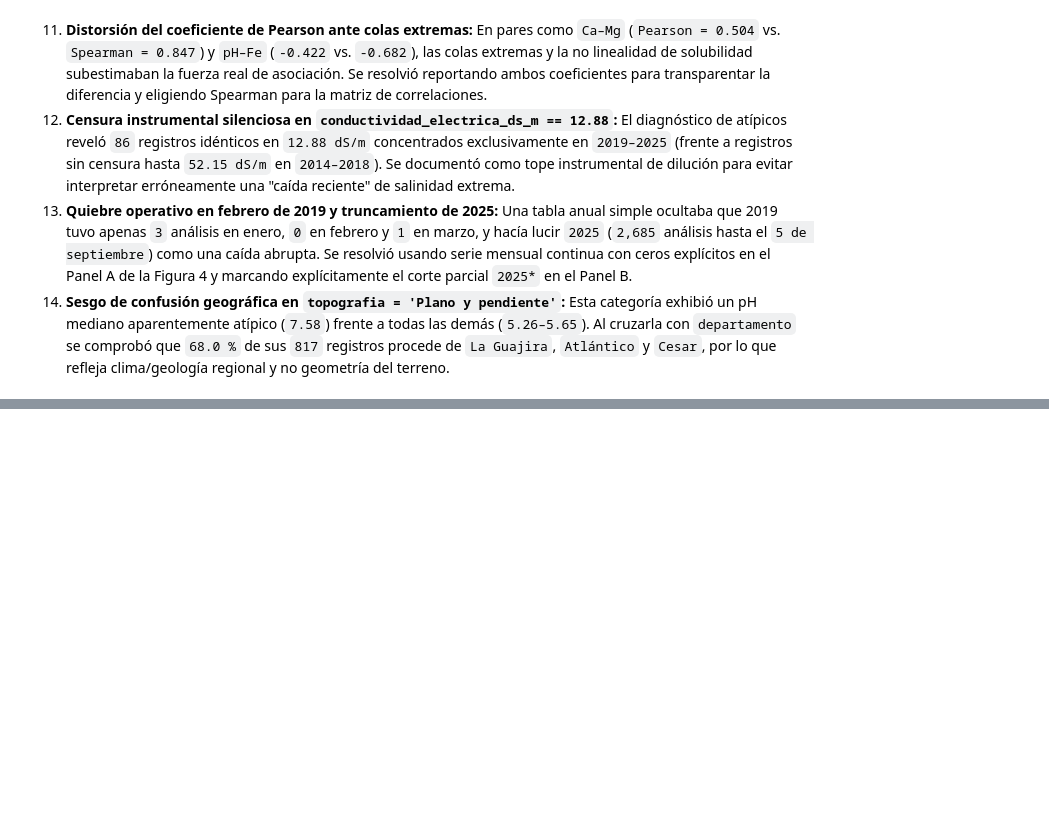
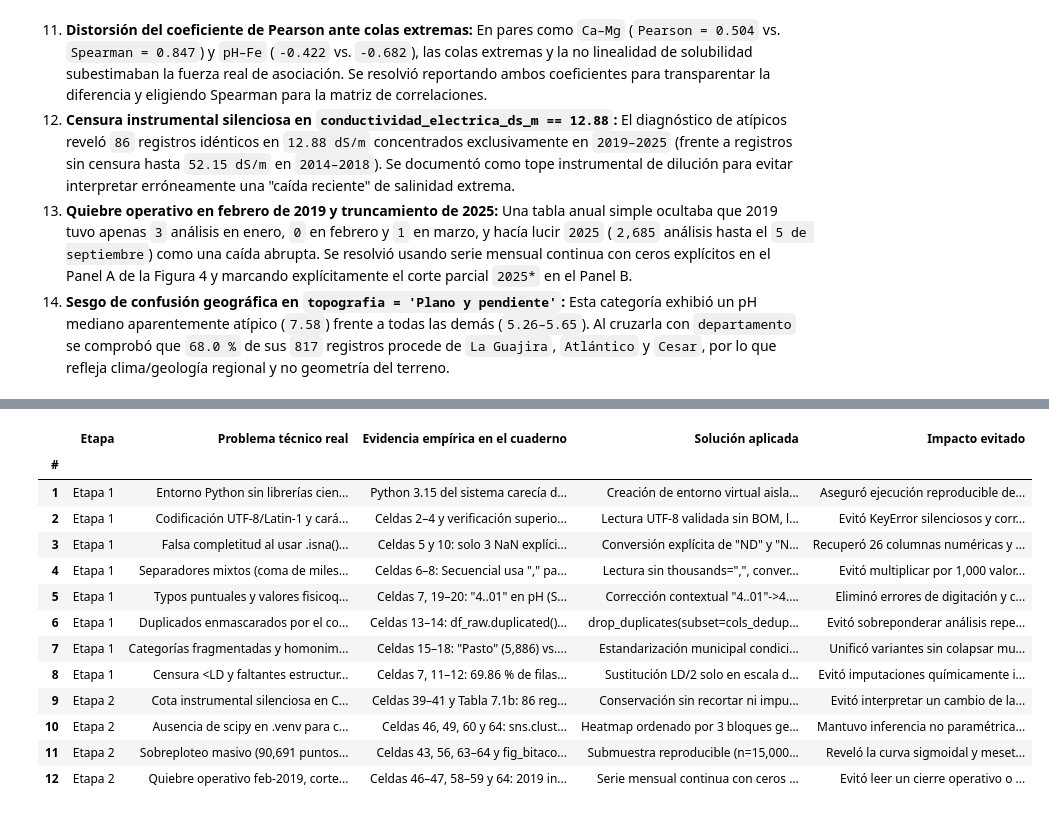
Before and after one commit to diperezmo/Parcial.-An-lisis-exploratorio-de-datos-con-Python, a Jupyter notebook: eda_suelos_agrosavia.ipynb, the cells around one changed output, grey strips where cells are left out. Saved outputs shown, nothing was run; the diff lists cells and outputs as text; code cells hidden in the pictures; blank space fills up the shorter version.

Commit message:
docs(etapa-3): completar preguntas de investigación, limitaciones, bitácora y README.md

```diff
--- a/eda_suelos_agrosavia.ipynb
+++ b/eda_suelos_agrosavia.ipynb
@@ -2295,0 +2619,73 @@ En la gráfica lineal sin transparencia (izquierda), los valores atípicos hasta
+# %%
+# 13. Verificación directa de codificación UTF-8 vs. Latin-1 y Tabla maestra de bitácora (Tabla 13.1)
+
+# Evidencia directa sobre el archivo crudo: riesgo de leer un CSV UTF-8 como Latin-1 (común en Windows) + NBSP \xa0
+with open(RAW_PATH, 'rb') as f_bin:
+    header_bytes = f_bin.readline()
+
+header_utf8 = header_bytes.decode('utf-8').strip().split(',')
+header_latin1 = header_bytes.decode('latin-1').strip().split(',')
+print('Evidencia de codificación en encabezados críticos (UTF-8 real vs. lectura errónea como Latin-1):')
+for idx in (1, 13, 31):
+    print(f'  Col {idx:2d} | UTF-8: {header_utf8[idx]!r}  -->  si se leyera como Latin-1: {header_latin1[idx]!r}')
+print(f'Ocurrencias de byte UTF-8 NBSP (\\xc2\\xa0) en el encabezado crudo: {header_bytes.count(b"\xc2\xa0")}\n')
+
+bitacora_rows = [
+    (1, 'Etapa 1', 'Entorno Python sin librerías científicas',
+     'Python 3.15 del sistema carecía de pandas, matplotlib y seaborn.',
+     'Creación de entorno virtual aislado .venv (Python 3.14.7) con uv y librerías reproducibles.',
+     'Aseguró ejecución reproducible de todo el cuaderno.'),
+    (2, 'Etapa 1', 'Codificación UTF-8/Latin-1 y carácter oculto \\xa0 en encabezado',
+     'Celdas 2–4 y verificación superior: encabezado "Zinc disponible doble \\xa0acido" con U+00A0; en Latin-1 genera mojibake ("AnÃ¡lisis", "FÃ³sforo", "Â\\xa0").',
+     'Lectura UTF-8 validada sin BOM, limpieza Unicode re.sub(r"\\s+", " ", c).strip() y mapeo a snake_case con unidades.',
+     'Evitó KeyError silenciosos y corrupción de tildes en departamentos/municipios.'),
+    (3, 'Etapa 1', 'Falsa completitud al usar .isna() y 32/32 columnas como texto',
+     'Celdas 5 y 10: solo 3 NaN explícitos ocultaban 652,157 faltantes ("ND": 470,846; "No indica": 181,308).',
+     'Conversión explícita de "ND" y "No indica"/"No Indica" a NaN, preservando "No tiene" y "No aplica".',
+     'Recuperó 26 columnas numéricas y 1 fecha; redujo RAM de 159.14 a 75.64 MB.'),
+    (4, 'Etapa 1', 'Separadores mixtos (coma de miles vs. coma decimal) y fechas DMY',
+     'Celdas 6–8: Secuencial usa "," para miles (91,739 filas); Zinc (4,732) y Hierro doble ácido (42) usan "," decimal; fechas sin format generan 57,627 NaT.',
+     'Lectura sin thousands=",", conversión diferenciada por columna y pd.to_datetime(..., format="%d/%m/%Y").',
+     'Evitó multiplicar por 1,000 valores < 10 mg/kg e invertir día/mes en fechas.'),
+    (5, 'Etapa 1', 'Typos puntuales y valores fisicoquímicamente imposibles',
+     'Celdas 7, 19–20: "4..01" en pH (Sec. 7,283), "b" en Boro (Sec. 4,505), Azufre=-1.01 (Sec. 14,703), Sodio=-0.04 (Sec. 15,764) y dos "-0.00".',
+     'Corrección contextual "4..01"->4.01 (respaldada por Acidez=0.787), conversión de "b" y negativos a NaN, y "-0.00"->0.0.',
+     'Eliminó errores de digitación y concentraciones negativas imposibles (0 restantes).'),
+    (6, 'Etapa 1', 'Duplicados enmascarados por el consecutivo Secuencial',
+     'Celdas 13–14: df_raw.duplicated() devolvía 0, pero al excluir Secuencial emergieron 2,046 filas redundantes (2014–2019).',
+     'drop_duplicates(subset=cols_dedup, keep="first"): 92,738 -> 90,692 filas (-2.21 %).',
+     'Evitó sobreponderar análisis repetidos en medianas, frecuencias y pruebas.'),
+    (7, 'Etapa 1', 'Categorías fragmentadas y homonimia municipal Chimá vs. Chima',
+     'Celdas 15–18: "Pasto" (5,886) vs. "Pastos" (7,542), tildes/mayúsculas en 8 municipios, pero CHIMA (Santander, n=12) y CHIMÁ (Córdoba, n=9) son distintos.',
+     'Estandarización municipal condicionada a pares (departamento, municipio) y mapas ortográficos explícitos.',
+     'Unificó variantes sin colapsar municipios homónimos de distintos departamentos.'),
+    (8, 'Etapa 1', 'Censura <LD y faltantes estructurales de protocolo (Acidez/Al y Olsen/DA)',
+     'Celdas 7, 11–12: 69.86 % de filas con censura; 99.1 % de Acidez/Al ND ocurre en pH > 5.5; Olsen (93.58 %) y Doble ácido (5.22 %) tienen 0 traslape.',
+     'Sustitución LD/2 solo en escala de razón, umbral preservado en pH logarítmico, NaN estructural intacto y creación de metodo_micronutrientes.',
+     'Evitó imputaciones químicamente inválidas y distorsión logarítmica en pH.'),
+    (9, 'Etapa 2', 'Cota instrumental silenciosa en Conductividad Eléctrica (CE == 12.88)',
+     'Celdas 39–41 y Tabla 7.1b: 86 registros idénticos en 12.88 dS/m concentrados únicamente en 2019–2025 (vs. 52.15 dS/m en 2014–2018).',
+     'Conservación sin recortar ni imputar y documentación explícita como saturación instrumental de dilución.',
+     'Evitó interpretar un cambio de laboratorio como descenso real de salinidad.'),
+    (10, 'Etapa 2', 'Ausencia de scipy en .venv para clustermap y pruebas estadísticas',
+     'Celdas 46, 49, 60 y 64: sns.clustermap() lanzó RuntimeError por falta de scipy y no había scipy.stats.',
+     'Heatmap ordenado por 3 bloques geoquímicos (Fig. 5) e implementación vectorizada en pandas/numpy de Kruskal-Wallis (H, ε²), χ² y V de Cramér.',
+     'Mantuvo inferencia no paramétrica exacta sin dependencias externas no instaladas.'),
+    (11, 'Etapa 2', 'Sobreploteo masivo (90,691 puntos), compresión de escala y distorsión de Pearson',
+     'Celdas 43, 56, 63–64 y fig_bitacora_sobreploteo.png: scatter lineal opaco colapsaba el 95 % en una mancha negra; Pearson subestimaba Ca–Mg (0.504 vs. ρ=0.847).',
+     'Submuestra reproducible (n=15,000, alpha=0.10), eje Y logarítmico, mediana+RIC sobre los 90,691 datos (Fig. 3) y matriz de Spearman (Fig. 5).',
+     'Reveló la curva sigmoidal y meseta alcalina de bases y las asociaciones no lineales.'),
+    (12, 'Etapa 2', 'Quiebre operativo feb-2019, corte parcial 2025* y confusor "Plano y pendiente"',
+     'Celdas 46–47, 58–59 y 64: 2019 inició con ene=3/feb=0/mar=1; 2025* corta el 5-sep; "Plano y pendiente" (pH 7.58) tiene 68.18 % en Caribe seco.',
+     'Serie mensual continua con ceros explícitos y año parcial 2025* anotado (Fig. 4); auditoría cruzada por departamento (Tabla 8.2c).',
+     'Evitó leer un cierre operativo o corte parcial como tendencia y desmontó una falsa señal topográfica.'),
+]
+
+df_bitacora = pd.DataFrame(
+    bitacora_rows,
+    columns=['#', 'Etapa', 'Problema técnico real', 'Evidencia empírica en el cuaderno', 'Solución aplicada', 'Impacto evitado']
+)
+print('Tabla 13.1 — Bitácora maestra consolidada de problemas técnicos reales y soluciones (12 incidencias):')
+with pd.option_context('display.max_colwidth', None, 'display.max_columns', None, 'display.width', 180):
+    display(df_bitacora.set_index('#'))
+# %% [output]
@@ -2295,0 +2699,14 @@ En la gráfica lineal sin transparencia (izquierda), los valores atípicos hasta
+|  | Etapa | Problema técnico real | Evidencia empírica en el cuaderno | Solución aplicada | Impacto evitado |
+| # |  |  |  |  |  |
+| 1 | Etapa 1 | Entorno Python sin librerías cien... | Python 3.15 del sistema carecía d... | Creación de entorno virtual aisla... | Aseguró ejecución reproducible de... |
+| 2 | Etapa 1 | Codificación UTF-8/Latin-1 y cará... | Celdas 2–4 y verificación superio... | Lectura UTF-8 validada sin BOM, l... | Evitó KeyError silenciosos y corr... |
+| 3 | Etapa 1 | Falsa completitud al usar .isna()... | Celdas 5 y 10: solo 3 NaN explíci... | Conversión explícita de "ND" y "N... | Recuperó 26 columnas numéricas y ... |
+| 4 | Etapa 1 | Separadores mixtos (coma de miles... | Celdas 6–8: Secuencial usa "," pa... | Lectura sin thousands=",", conver... | Evitó multiplicar por 1,000 valor... |
+| 5 | Etapa 1 | Typos puntuales y valores fisicoq... | Celdas 7, 19–20: "4..01" en pH (S... | Corrección contextual "4..01"->4.... | Eliminó errores de digitación y c... |
+| 6 | Etapa 1 | Duplicados enmascarados por el co... | Celdas 13–14: df_raw.duplicated()... | drop_duplicates(subset=cols_dedup... | Evitó sobreponderar análisis repe... |
+| 7 | Etapa 1 | Categorías fragmentadas y homonim... | Celdas 15–18: "Pasto" (5,886) vs.... | Estandarización municipal condici... | Unificó variantes sin colapsar mu... |
+| 8 | Etapa 1 | Censura <LD y faltantes estructur... | Celdas 7, 11–12: 69.86 % de filas... | Sustitución LD/2 solo en escala d... | Evitó imputaciones químicamente i... |
+| 9 | Etapa 2 | Cota instrumental silenciosa en C... | Celdas 39–41 y Tabla 7.1b: 86 reg... | Conservación sin recortar ni impu... | Evitó interpretar un cambio de la... |
+| 10 | Etapa 2 | Ausencia de scipy en .venv para c... | Celdas 46, 49, 60 y 64: sns.clust... | Heatmap ordenado por 3 bloques ge... | Mantuvo inferencia no paramétrica... |
+| 11 | Etapa 2 | Sobreploteo masivo (90,691 puntos... | Celdas 43, 56, 63–64 y fig_bitaco... | Submuestra reproducible (n=15,000... | Reveló la curva sigmoidal y meset... |
+| 12 | Etapa 2 | Quiebre operativo feb-2019, corte... | Celdas 46–47, 58–59 y 64: 2019 in... | Serie mensual continua con ceros ... | Evitó leer un cierre operativo o ... |
```
Also changed, not shown: parts of 10 cells of this notebook, 1 other file.
